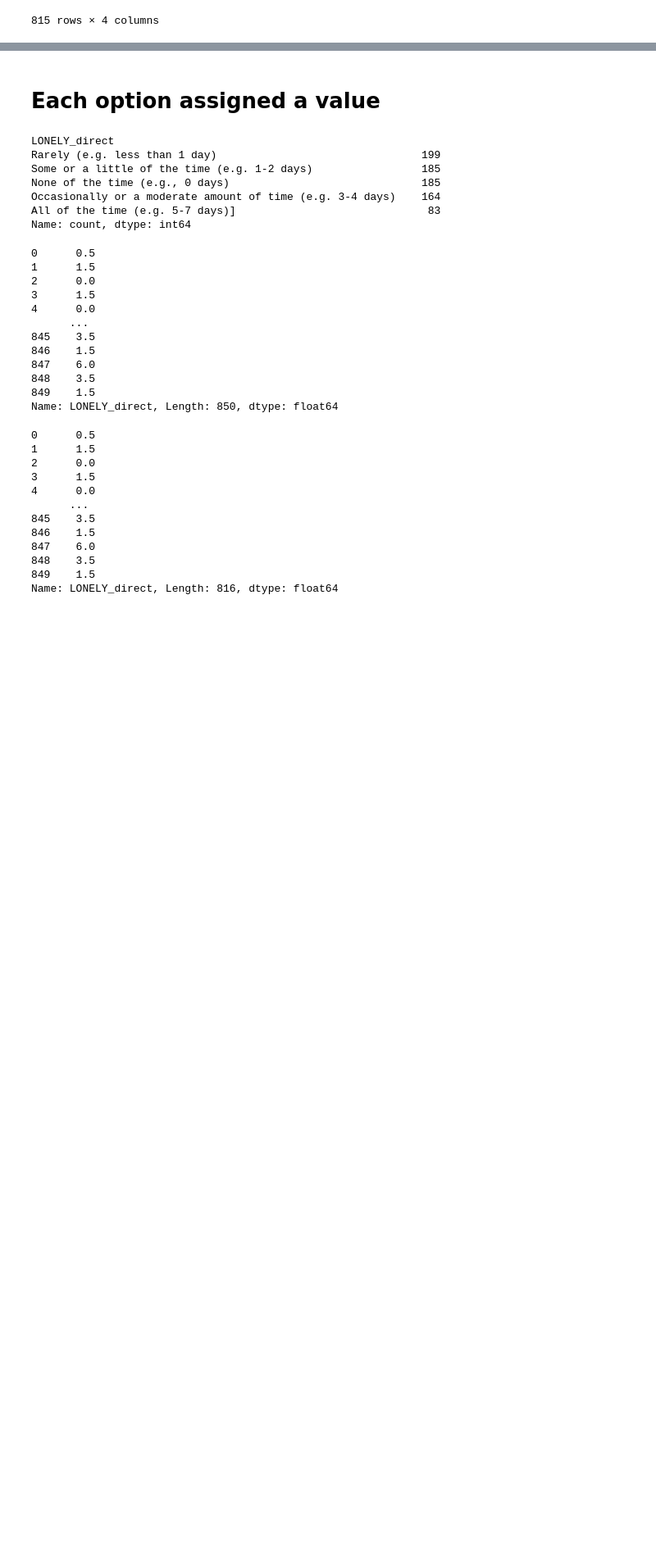
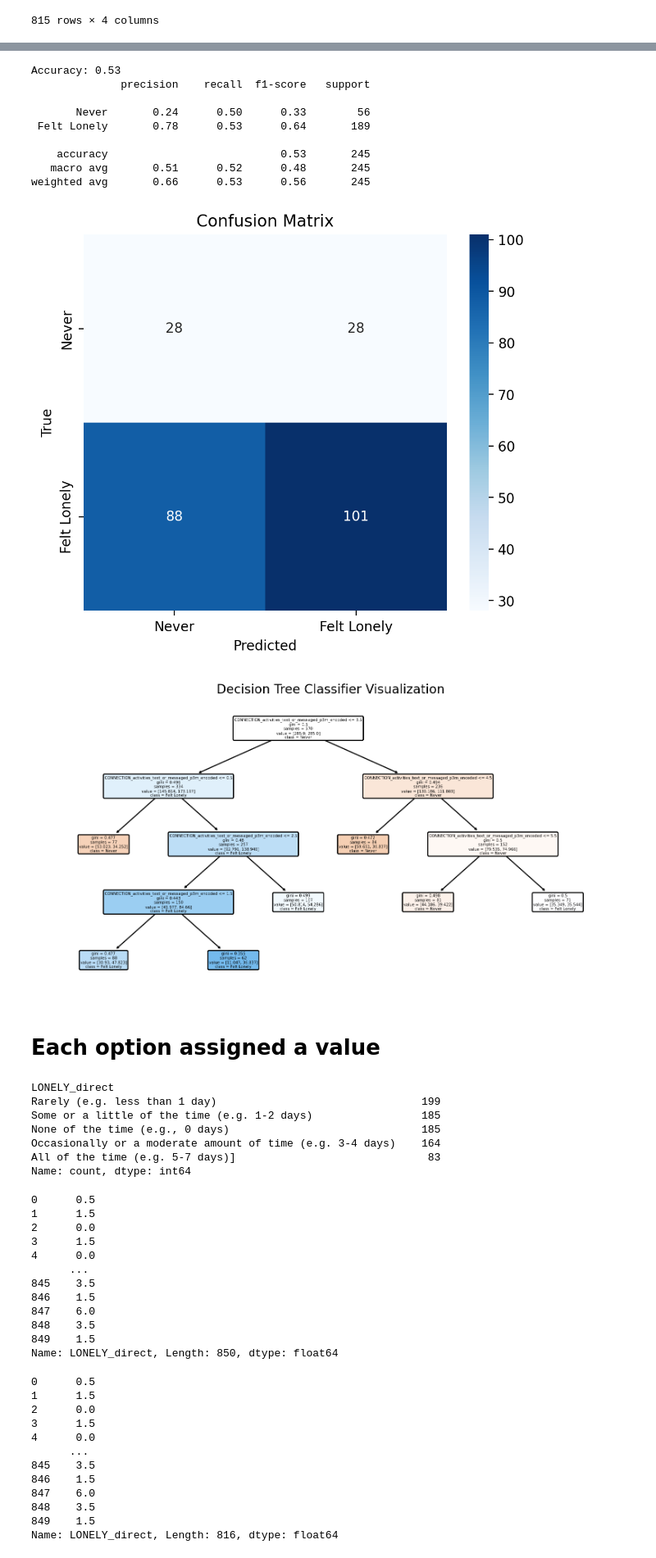
Before and after one commit to Zain-Mahmoud/sta130cp, a Jupyter notebook: Edie analysis.ipynb, the cells around one changed output, grey strips where cells are left out. Shown at 82% size. Cells and saved outputs as stored; diff of their text form; code cells hidden in the pictures; blank space fills up the shorter version.

```diff
--- a/Edie analysis.ipynb
+++ b/Edie analysis.ipynb
@@ -223,3 +194,63 @@ plt.show()
+# %%
+from sklearn.tree import DecisionTreeClassifier
+from sklearn.model_selection import train_test_split
+from sklearn.metrics import classification_report, accuracy_score, confusion_matrix
+import matplotlib.pyplot as plt
+from sklearn.tree import plot_tree
+import seaborn as sns
+
+# Split the data into training and testing sets
+X = cleaned_data[['CONNECTION_activities_text_or_messaged_p3m_encoded']]
+y = cleaned_data['LONELY_direct_encoded']
+
+X_train, X_test, y_train, y_test = train_test_split(X, y, test_size=0.3, random_state=42)
+
+# Initialize and train the DecisionTreeClassifier with balanced class weights
+clf = DecisionTreeClassifier(max_depth=5, random_state=42, class_weight='balanced')
+clf.fit(X_train, y_train)
+
+# Predict on the test set
+y_pred = clf.predict(X_test)
+
+# Evaluate the model
+accuracy = accuracy_score(y_test, y_pred)
+print(f"Accuracy: {accuracy:.2f}")
+print(classification_report(y_test, y_pred, target_names=['Never', 'Felt Lonely']))
+
+# Generate the confusion matrix
+cm = confusion_matrix(y_test, y_pred)
+
+# Visualize the confusion matrix
+plt.figure(figsize=(6, 5), dpi=200)
+sns.heatmap(cm, annot=True, fmt='d', cmap='Blues', xticklabels=['Never', 'Felt Lonely'], yticklabels=['Never', 'Felt Lonely'])
+plt.title('Confusion Matrix')
+plt.xlabel('Predicted')
+plt.ylabel('True')
+plt.show()
+
+# Visualize the decision tree
+plt.figure(figsize=(10, 5), dpi=200)
+plot_tree(
+    clf,
+    feature_names=['CONNECTION_activities_text_or_messaged_p3m_encoded'],
+    class_names=['Never', 'Felt Lonely'],
+    filled=True,
+    rounded=True
+)
+plt.title('Decision Tree Classifier Visualization')
+plt.show()
+# %% [output]
+Accuracy: 0.53
+              precision    recall  f1-score   support
+
+       Never       0.24      0.50      0.33        56
+ Felt Lonely       0.78      0.53      0.64       189
+
+    accuracy                           0.53       245
+   macro avg       0.51      0.52      0.48       245
+weighted avg       0.66      0.53      0.56       245
+[figure, added]
+[figure, added]
 # %% [markdown]
 # Each option assigned a value
 # %%
```
Also changed, not shown: parts of 2 cells of this notebook.
